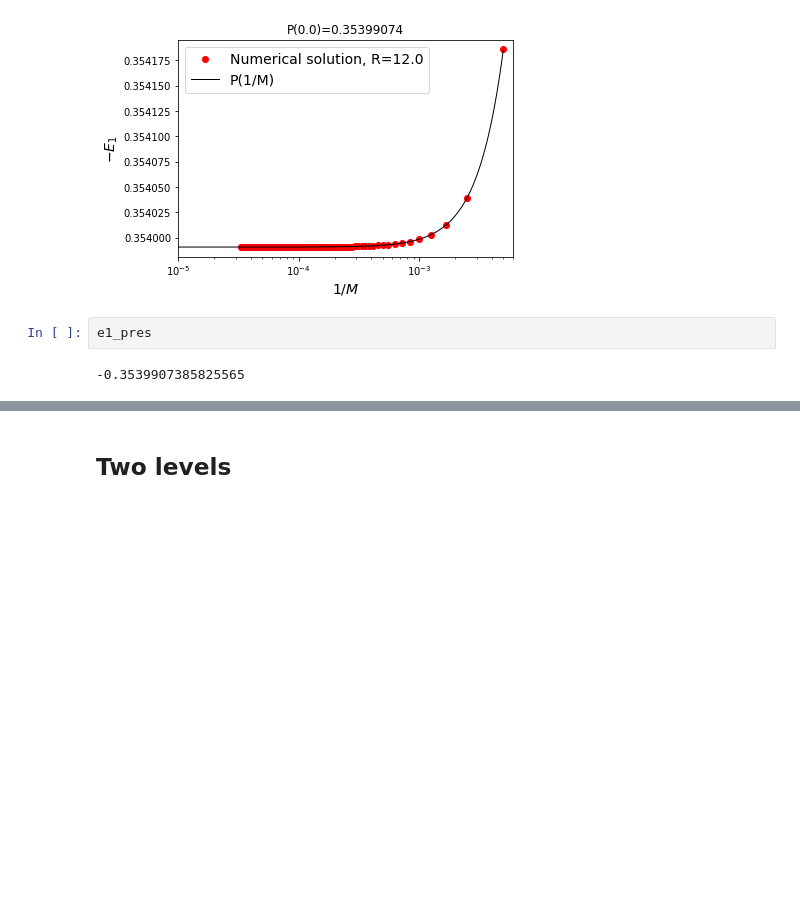
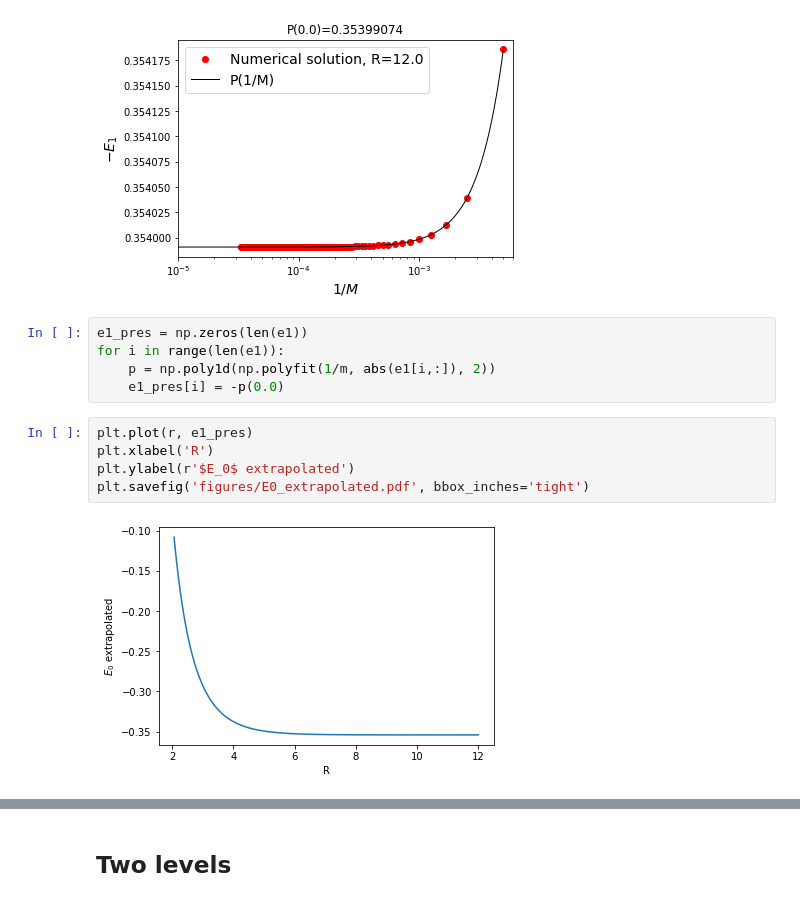
Before and after one commit to MrKozelberg/gaussian_wall, a Jupyter notebook: task_1/script.ipynb, the cells around one changed output, grey strips where cells are left out. Drawn from its saved outputs; the diff is of its cells as text; blank space fills up the shorter version.

```diff
--- a/task_1/script.ipynb
+++ b/task_1/script.ipynb
@@ -83,10 +83,18 @@ plt.title(f'P(0.0)={p(0.0):.8}')
 e1_pres = -p(0.0)
 # %% [output]
 [figure]
-# %%
-e1_pres
-# %% [output]
--0.3539907385825565
+# %%
+e1_pres = np.zeros(len(e1))
+for i in range(len(e1)):
+    p = np.poly1d(np.polyfit(1/m, abs(e1[i,:]), 2))
+    e1_pres[i] = -p(0.0)
+# %%
+plt.plot(r, e1_pres)
+plt.xlabel('R')
+plt.ylabel(r'$E_0$ extrapolated')
+plt.savefig('figures/E0_extrapolated.pdf', bbox_inches='tight')
+# %% [output]
+[figure, added]
 # %%
 fig, ax = plt.subplots(1, 1, figsize=(8,9))
 
```
Also changed, not shown: parts of 6 cells of this notebook, 16 other files.
